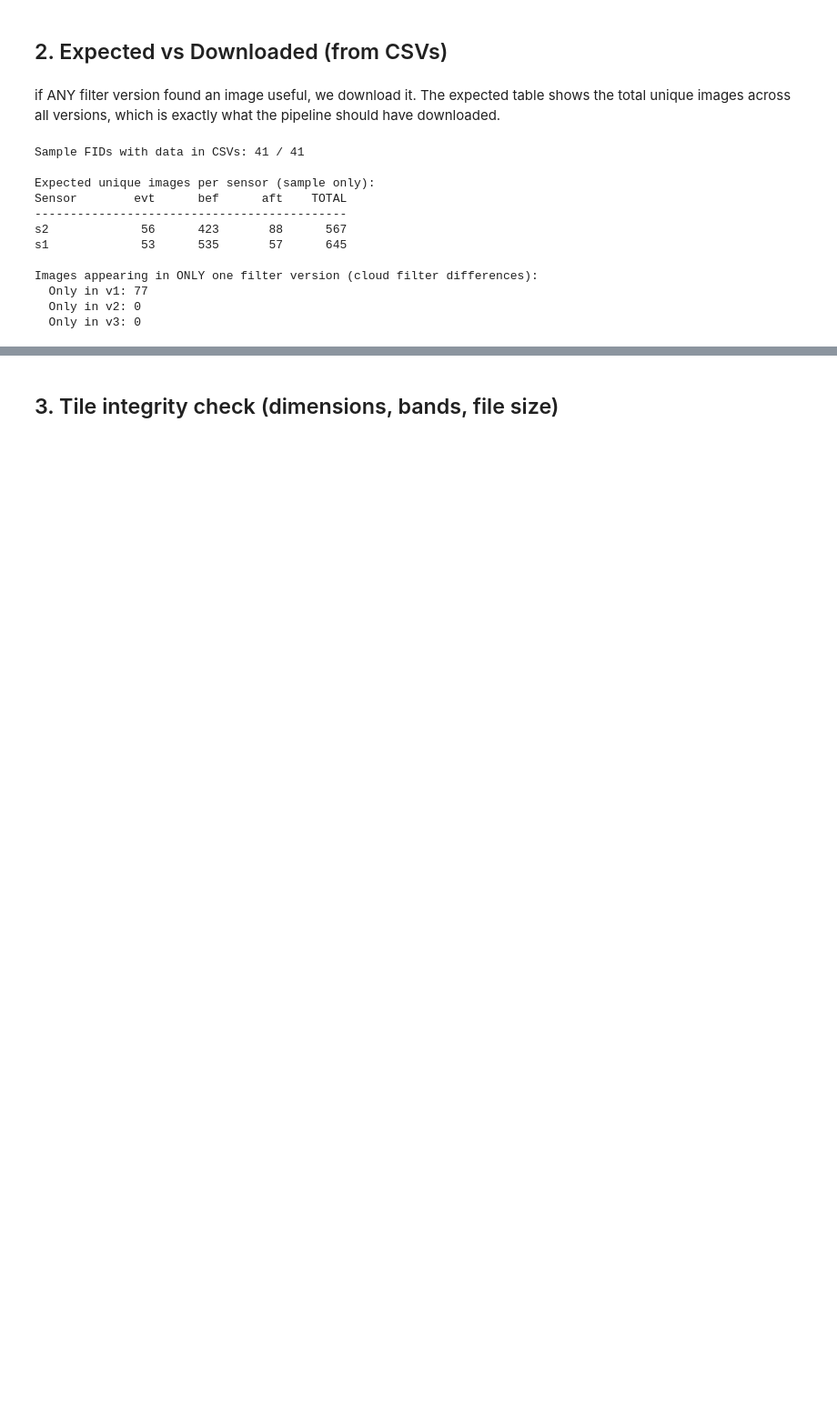
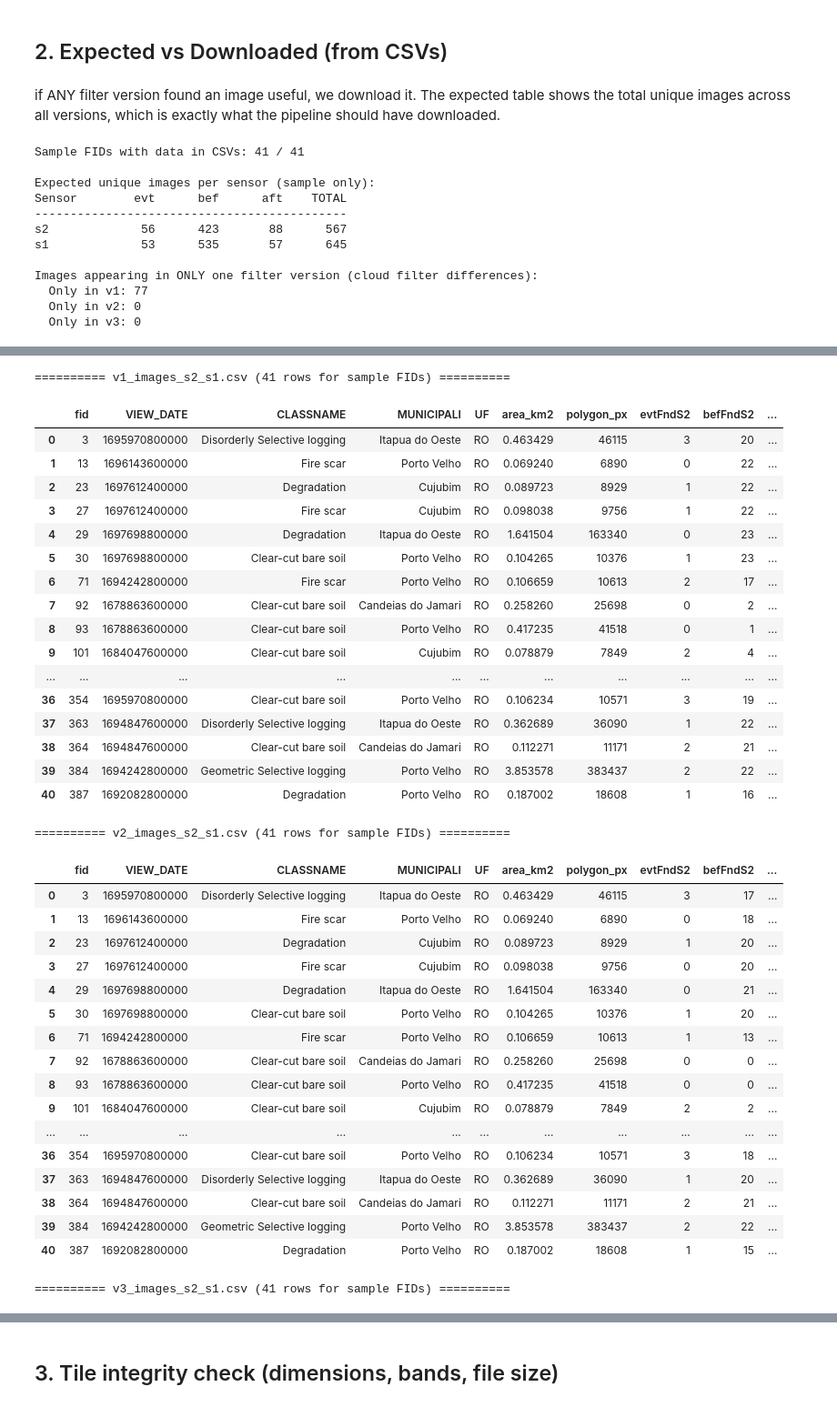
Before and after one commit to Angelicarjs/tropical_forest_disturbance, a Jupyter notebook: verify_tiles.ipynb, the cells around one changed output, grey strips where cells are left out. Shown at 91% size. Cells and saved outputs as stored; diff of their text form; code cells hidden in the pictures; blank space fills up the shorter version.

```diff
--- a/verify_tiles.ipynb
+++ b/verify_tiles.ipynb
@@ -201,0 +255,69 @@ Images appearing in ONLY one filter version (cloud filter differences):
+# %%
+import pandas as pd
+import geopandas as gpd
+
+# Load shapefile to compute polygon pixel count
+shp_path = os.path.join(SHP_DIR, "label_polygons.shp")
+_gdf = gpd.read_file(shp_path)
+_gdf["fid"] = _gdf["fid"].astype(int).astype(str)
+_gdf_utm = _gdf.to_crs("EPSG:31980")
+_gdf_utm["area_px"] = (_gdf_utm.geometry.area / 10).round().astype(int)
+poly_pixels = dict(zip(_gdf["fid"], _gdf_utm["area_px"]))
+
+CSV_FILES = ["v1_images_s2_s1.csv", "v2_images_s2_s1.csv", "v3_images_s2_s1.csv"]
+COLS_TO_SHOW = ["fid", "VIEW_DATE", "CLASSNAME", "MUNICIPALI", "UF",
+                "area_km2", "polygon_px",
+                "evtFndS2", "befFndS2", "aftFndS2",
+                "evtFndS1", "befFndS1", "aftFndS1"]
+
+for csv_name in CSV_FILES:
+    csv_path = os.path.join(CSV_DIR, csv_name)
+    if not os.path.exists(csv_path):
+        print(f"WARNING: {csv_path} not found")
+        continue
+    df = pd.read_csv(csv_path)
+    df["fid"] = df["fid"].astype(str)
+    df["polygon_px"] = df["fid"].map(poly_pixels)
+    df_sample = df[df["fid"].isin(SAMPLE_FIDS)]
+    cols = [c for c in COLS_TO_SHOW if c in df_sample.columns]
+    print(f"\n========== {csv_name} ({len(df_sample)} rows for sample FIDs) ==========")
+    display(df_sample[cols].sort_values("fid", key=lambda s:
+s.astype(int)).reset_index(drop=True))
+# %% [output]
+========== v1_images_s2_s1.csv (41 rows for sample FIDs) ==========
+|  | fid | VIEW_DATE | CLASSNAME | MUNICIPALI | UF | area_km2 | polygon_px | evtFndS2 | befFndS2 | ... |
+| 0 | 3 | 1695970800000 | Disorderly Selective logging | Itapua do Oeste | RO | 0.463429 | 46115 | 3 | 20 | ... |
+| 1 | 13 | 1696143600000 | Fire scar | Porto Velho | RO | 0.069240 | 6890 | 0 | 22 | ... |
+| 2 | 23 | 1697612400000 | Degradation | Cujubim | RO | 0.089723 | 8929 | 1 | 22 | ... |
+| 3 | 27 | 1697612400000 | Fire scar | Cujubim | RO | 0.098038 | 9756 | 1 | 22 | ... |
+| 4 | 29 | 1697698800000 | Degradation | Itapua do Oeste | RO | 1.641504 | 163340 | 0 | 23 | ... |
+| 5 | 30 | 1697698800000 | Clear-cut bare soil | Porto Velho | RO | 0.104265 | 10376 | 1 | 23 | ... |
+| 6 | 71 | 1694242800000 | Fire scar | Porto Velho | RO | 0.106659 | 10613 | 2 | 17 | ... |
+| 7 | 92 | 1678863600000 | Clear-cut bare soil | Candeias do Jamari | RO | 0.258260 | 25698 | 0 | 2 | ... |
+| 8 | 93 | 1678863600000 | Clear-cut bare soil | Porto Velho | RO | 0.417235 | 41518 | 0 | 1 | ... |
+| 9 | 101 | 1684047600000 | Clear-cut bare soil | Cujubim | RO | 0.078879 | 7849 | 2 | 4 | ... |
+| ... | ... | ... | ... | ... | ... | ... | ... | ... | ... | ... |
+| 36 | 354 | 1695970800000 | Clear-cut bare soil | Porto Velho | RO | 0.106234 | 10571 | 3 | 19 | ... |
+| 37 | 363 | 1694847600000 | Disorderly Selective logging | Itapua do Oeste | RO | 0.362689 | 36090 | 1 | 22 | ... |
+| 38 | 364 | 1694847600000 | Clear-cut bare soil | Candeias do Jamari | RO | 0.112271 | 11171 | 2 | 21 | ... |
+| 39 | 384 | 1694242800000 | Geometric Selective logging | Porto Velho | RO | 3.853578 | 383437 | 2 | 22 | ... |
+| 40 | 387 | 1692082800000 | Degradation | Porto Velho | RO | 0.187002 | 18608 | 1 | 16 | ... |
+========== v2_images_s2_s1.csv (41 rows for sample FIDs) ==========
+|  | fid | VIEW_DATE | CLASSNAME | MUNICIPALI | UF | area_km2 | polygon_px | evtFndS2 | befFndS2 | ... |
+| 0 | 3 | 1695970800000 | Disorderly Selective logging | Itapua do Oeste | RO | 0.463429 | 46115 | 3 | 17 | ... |
+| 1 | 13 | 1696143600000 | Fire scar | Porto Velho | RO | 0.069240 | 6890 | 0 | 18 | ... |
+| 2 | 23 | 1697612400000 | Degradation | Cujubim | RO | 0.089723 | 8929 | 1 | 20 | ... |
+| 3 | 27 | 1697612400000 | Fire scar | Cujubim | RO | 0.098038 | 9756 | 0 | 20 | ... |
+| 4 | 29 | 1697698800000 | Degradation | Itapua do Oeste | RO | 1.641504 | 163340 | 0 | 21 | ... |
+| 5 | 30 | 1697698800000 | Clear-cut bare soil | Porto Velho | RO | 0.104265 | 10376 | 1 | 20 | ... |
+| 6 | 71 | 1694242800000 | Fire scar | Porto Velho | RO | 0.106659 | 10613 | 1 | 13 | ... |
+| 7 | 92 | 1678863600000 | Clear-cut bare soil | Candeias do Jamari | RO | 0.258260 | 25698 | 0 | 0 | ... |
+| 8 | 93 | 1678863600000 | Clear-cut bare soil | Porto Velho | RO | 0.417235 | 41518 | 0 | 0 | ... |
+| 9 | 101 | 1684047600000 | Clear-cut bare soil | Cujubim | RO | 0.078879 | 7849 | 2 | 2 | ... |
+| ... | ... | ... | ... | ... | ... | ... | ... | ... | ... | ... |
+| 36 | 354 | 1695970800000 | Clear-cut bare soil | Porto Velho | RO | 0.106234 | 10571 | 3 | 18 | ... |
+| 37 | 363 | 1694847600000 | Disorderly Selective logging | Itapua do Oeste | RO | 0.362689 | 36090 | 1 | 20 | ... |
+| 38 | 364 | 1694847600000 | Clear-cut bare soil | Candeias do Jamari | RO | 0.112271 | 11171 | 2 | 21 | ... |
+| 39 | 384 | 1694242800000 | Geometric Selective logging | Porto Velho | RO | 3.853578 | 383437 | 2 | 22 | ... |
+| 40 | 387 | 1692082800000 | Degradation | Porto Velho | RO | 0.187002 | 18608 | 1 | 15 | ... |
+========== v3_images_s2_s1.csv (41 rows for sample FIDs) ==========
```
Also changed, not shown: parts of 10 cells of this notebook.
